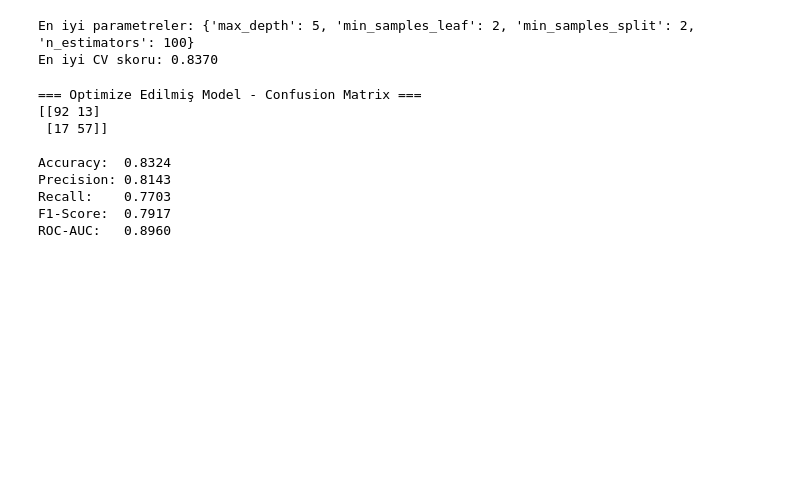
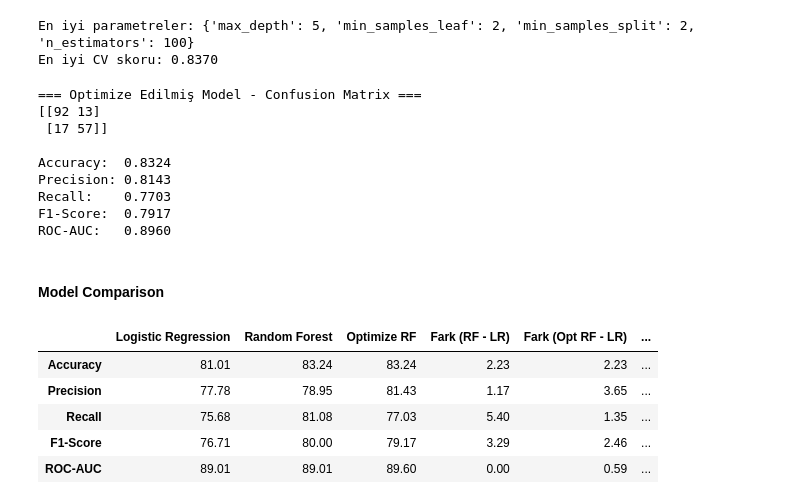
Before and after one commit to enesacarq/titanic-survival-prediction, a Jupyter notebook: titanic_survival_analysis.ipynb, the cells around one changed output. Saved outputs shown, nothing was run; the diff lists cells and outputs as text; code cells hidden in the pictures; blank space fills up the shorter version.

```diff
--- a/titanic_survival_analysis.ipynb
+++ b/titanic_survival_analysis.ipynb
@@ -724,3 +724,42 @@ Precision: 0.8143
 Recall:    0.7703
 F1-Score:  0.7917
 ROC-AUC:   0.8960
+# %% [markdown]
+#### Model Comparison
+# %%
+ ## en güçlü modelde dahil olmak üzere 3 modelimizi karşılaştırıyoruz.
+import pandas as pd
+from sklearn.metrics import (accuracy_score, precision_score, recall_score,
+                              f1_score, roc_auc_score)
+
+def metrikler(y_true, y_pred, y_proba):
+    return {
+        'Accuracy':  accuracy_score(y_true, y_pred),
+        'Precision': precision_score(y_true, y_pred),
+        'Recall':    recall_score(y_true, y_pred),
+        'F1-Score':  f1_score(y_true, y_pred),
+        'ROC-AUC':   roc_auc_score(y_true, y_proba),
+    }
+
+housing = pd.DataFrame({
+    'Logistic Regression': metrikler(y_test, y_pred,      y_proba),        # senin LR
+    'Random Forest':       metrikler(y_test, y_pred_rf,   y_proba_rf),     # varsayılan RF
+    'Optimize RF':         metrikler(y_test, y_pred_best, y_proba_best),   # GridSearch RF
+})
+
+# Yüzdeye çevir
+housing = (housing * 100).round(2)
+
+# Fark kolonları: her modeli LR ile karşılaştır
+housing['Fark (RF - LR)']         = (housing['Random Forest'] - housing['Logistic Regression']).round(2)
+housing['Fark (Opt RF - LR)']     = (housing['Optimize RF']   - housing['Logistic Regression']).round(2)
+housing['Fark (Opt RF - RF)']     = (housing['Optimize RF']   - housing['Random Forest']).round(2)
+
+housing
+# %% [output]
+|  | Logistic Regression | Random Forest | Optimize RF | Fark (RF - LR) | Fark (Opt RF - LR) | ... |
+| Accuracy | 81.01 | 83.24 | 83.24 | 2.23 | 2.23 | ... |
+| Precision | 77.78 | 78.95 | 81.43 | 1.17 | 3.65 | ... |
+| Recall | 75.68 | 81.08 | 77.03 | 5.40 | 1.35 | ... |
+| F1-Score | 76.71 | 80.00 | 79.17 | 3.29 | 2.46 | ... |
+| ROC-AUC | 89.01 | 89.01 | 89.60 | 0.00 | 0.59 | ... |
```
Also changed, not shown: parts of 1 cell of this notebook.
